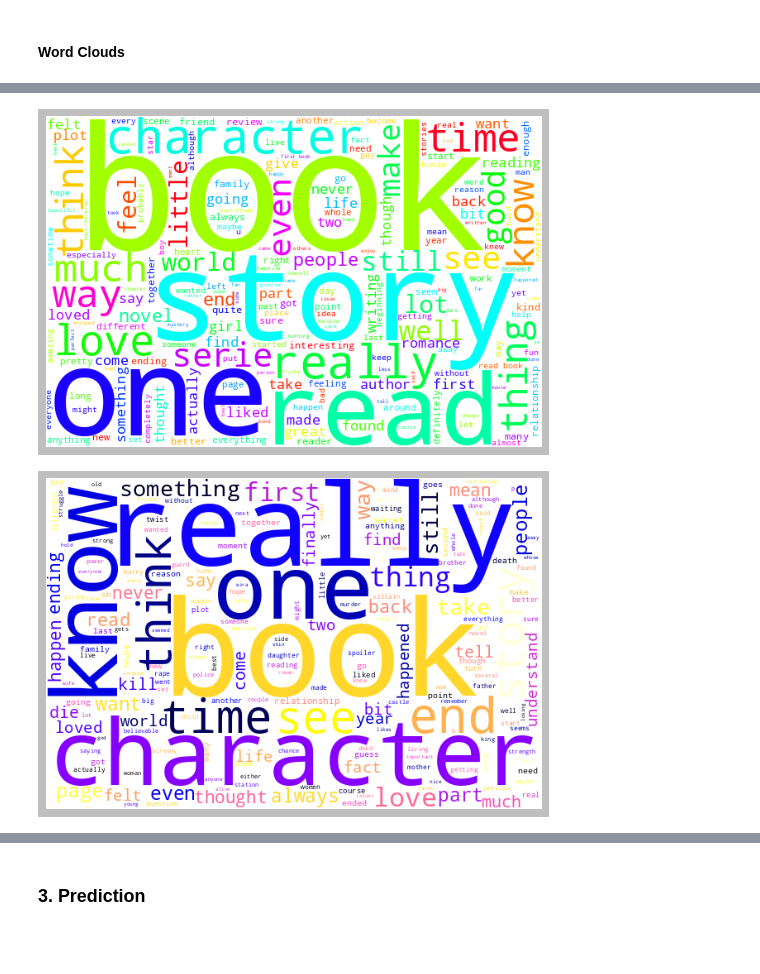
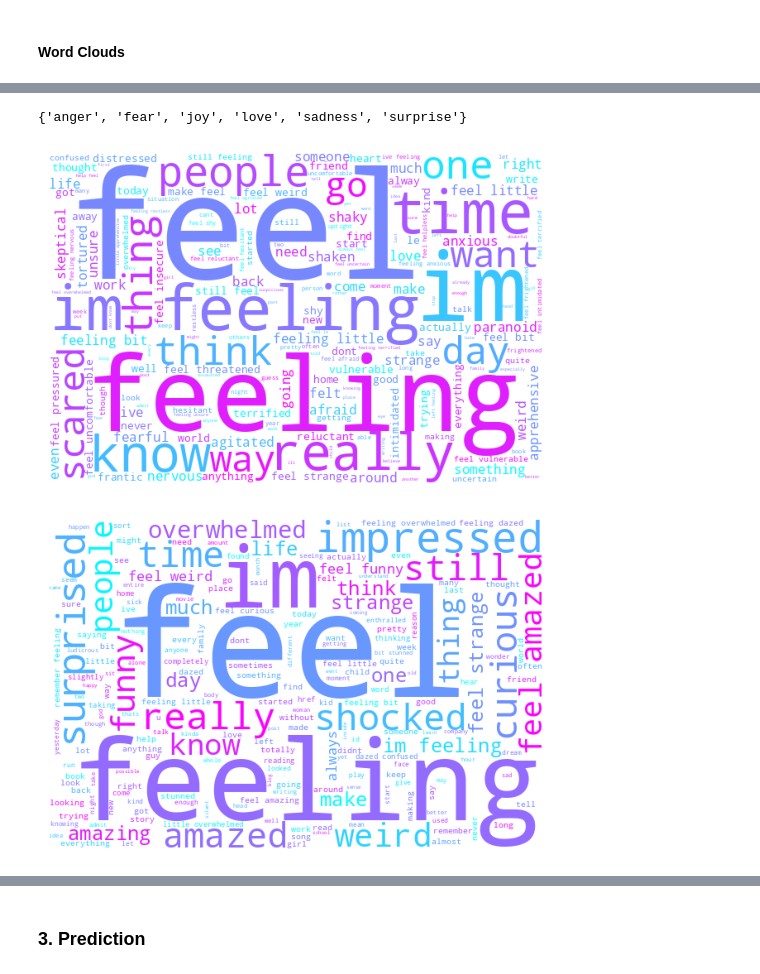
Before and after one commit to walltim3/Data_Analysis_2023, a Jupyter notebook: Lab_2/Pr_5/Pr_5.ipynb, the cells around one changed output, grey strips where cells are left out. Saved outputs shown, nothing was run; the diff lists cells and outputs as text; code cells hidden in the pictures; blank space fills up the shorter version.

```diff
--- a/Lab_2/Pr_5/Pr_5.ipynb
+++ b/Lab_2/Pr_5/Pr_5.ipynb
@@ -81,8 +63,8 @@ df_s['sentence'] = df_s['sentence'].apply(clean_text)
 # %%
 # Save
-df_s = df_s[df_s['sentence'].str.count('\s+').gt(3)]
-df_s.to_json('Processed_Sentences.json', index=False)
-df_s = pd.read_json('Processed_Sentences.json')
+df = df[df['Sentence'].str.count('\s+').gt(1)]
+df.to_json('Processed_Lemmatization_emotions.json', index=False)
+df = pd.read_json('Processed_Lemmatization_emotions.json')
 # %% [markdown]
 #### Word Clouds
 # %%
@@ -93,16 +141,20 @@ import matplotlib.pyplot as plt
 # %%
-def visualize(label, df_s, style='RdYlGn'):
+def visualize(label, dataframe, style='RdYlGn'):
     text = ''
-    for msg in df_s[df_s['spoiler'] == label]['sentence']:
+    for msg in dataframe[dataframe['Emotion'] == label]['Sentence']:
         msg = str(msg).lower()
         text += msg + ' '
     wordcloud = WordCloud(width=600, height=400, background_color="white",colormap  = style).generate(text)
     plt.imshow(wordcloud)
     plt.axis('off')
     plt.show()
-# %%
-visualize(0, df_s.sample(10000), style = 'gist_rainbow_r')
-visualize(1, df_s.sample(10000), style = 'gnuplot2')
-# %% [output]
-[figure, removed]
-[figure, removed]
+# %%
+set(df_copy['Emotion'].to_list())
+# %% [output]
+{'anger', 'fear', 'joy', 'love', 'sadness', 'surprise'}
+# %%
+visualize('fear', df, style = 'cool_r')
+visualize('surprise', df, style = 'cool_r')
+# %% [output]
+[figure, added]
+[figure, added]
```
Also changed, not shown: parts of 28 cells of this notebook, 5 other files.
